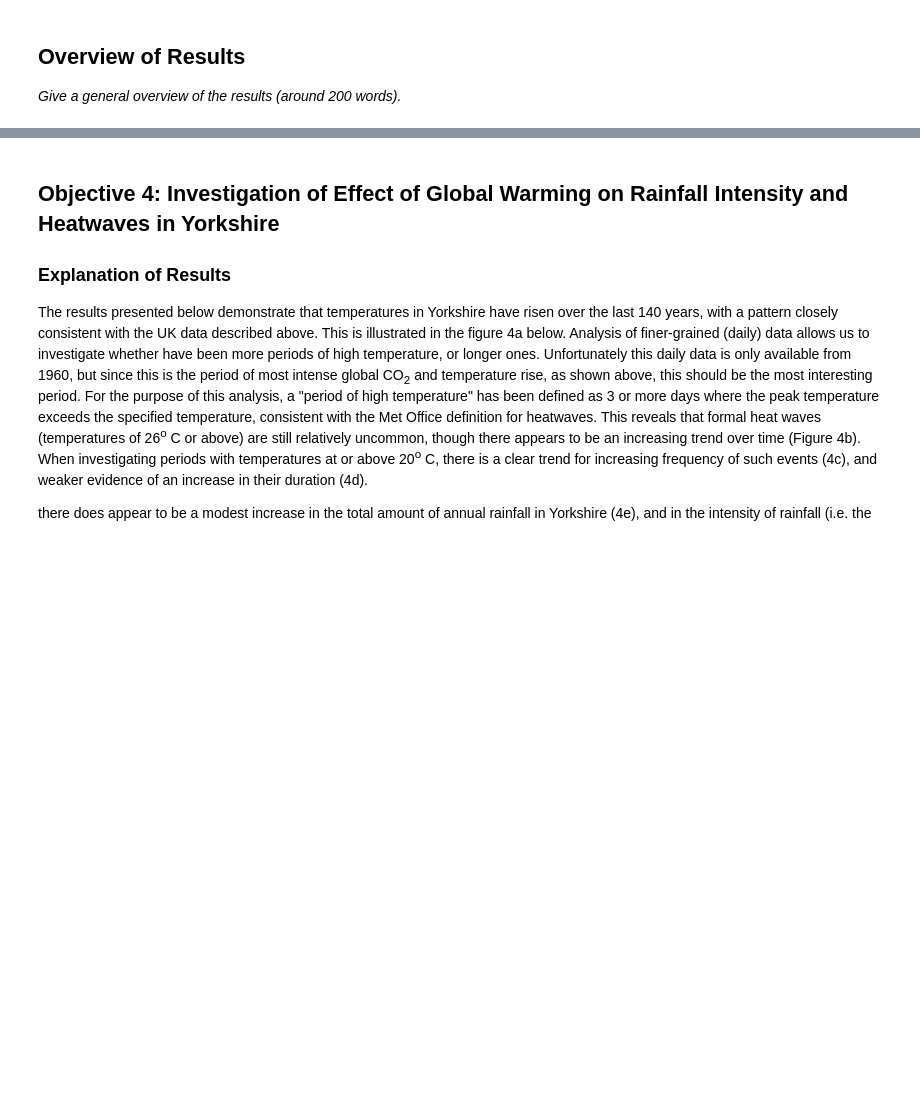
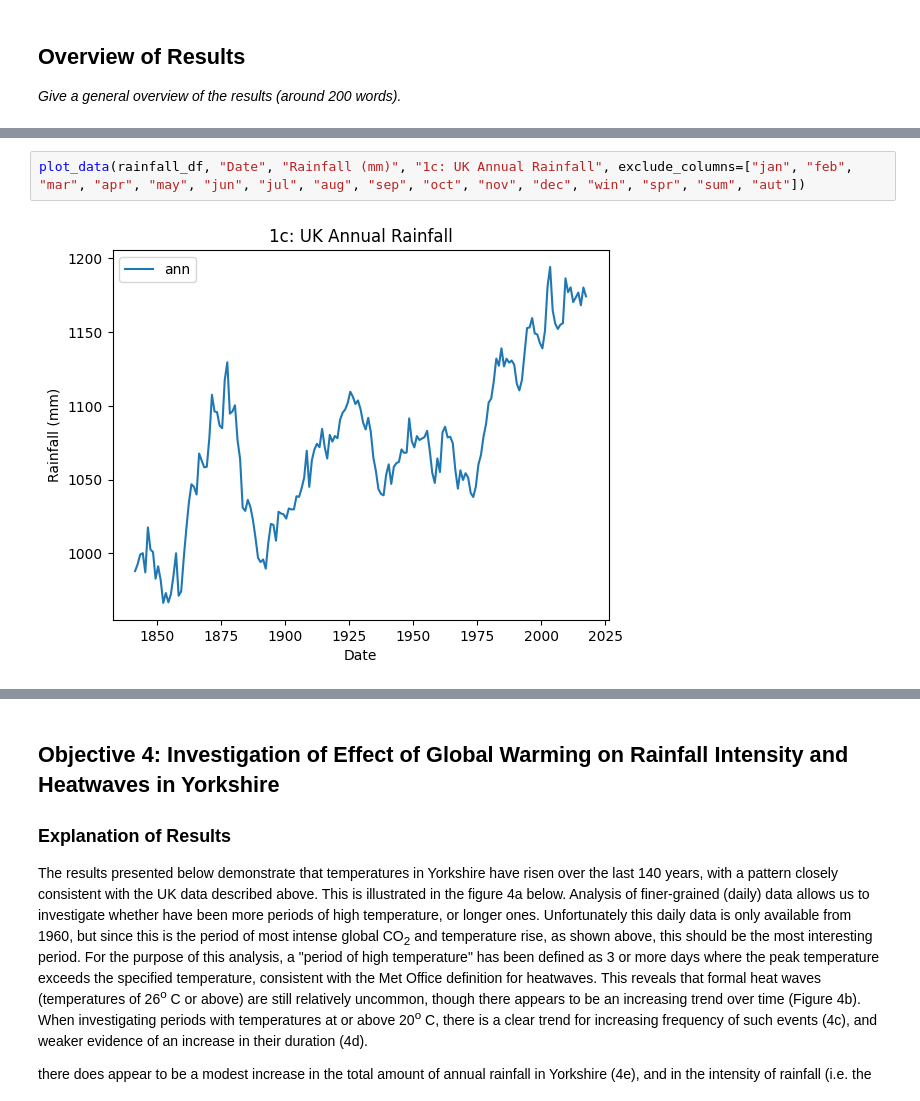
Before and after one commit to omariosc/comp5712-p4ds-group-project, a Jupyter notebook: A3_Data_Analysis_Project.ipynb, the cells around one changed output, grey strips where cells are left out. Saved outputs shown, nothing was run; the diff lists cells and outputs as text; blank space fills up the shorter version.

```diff
--- a/A3_Data_Analysis_Project.ipynb
+++ b/A3_Data_Analysis_Project.ipynb
@@ -1249,0 +1530,4 @@ is dramatically illustrated._
+# %%
+plot_data(rainfall_df, "Date", "Rainfall (mm)", "1c: UK Annual Rainfall", exclude_columns=["jan", "feb", "mar", "apr", "may", "jun", "jul", "aug", "sep", "oct", "nov", "dec", "win", "spr", "sum", "aut"])
+# %% [output]
+[figure, added]
```
Also changed, not shown: parts of 112 cells of this notebook.
